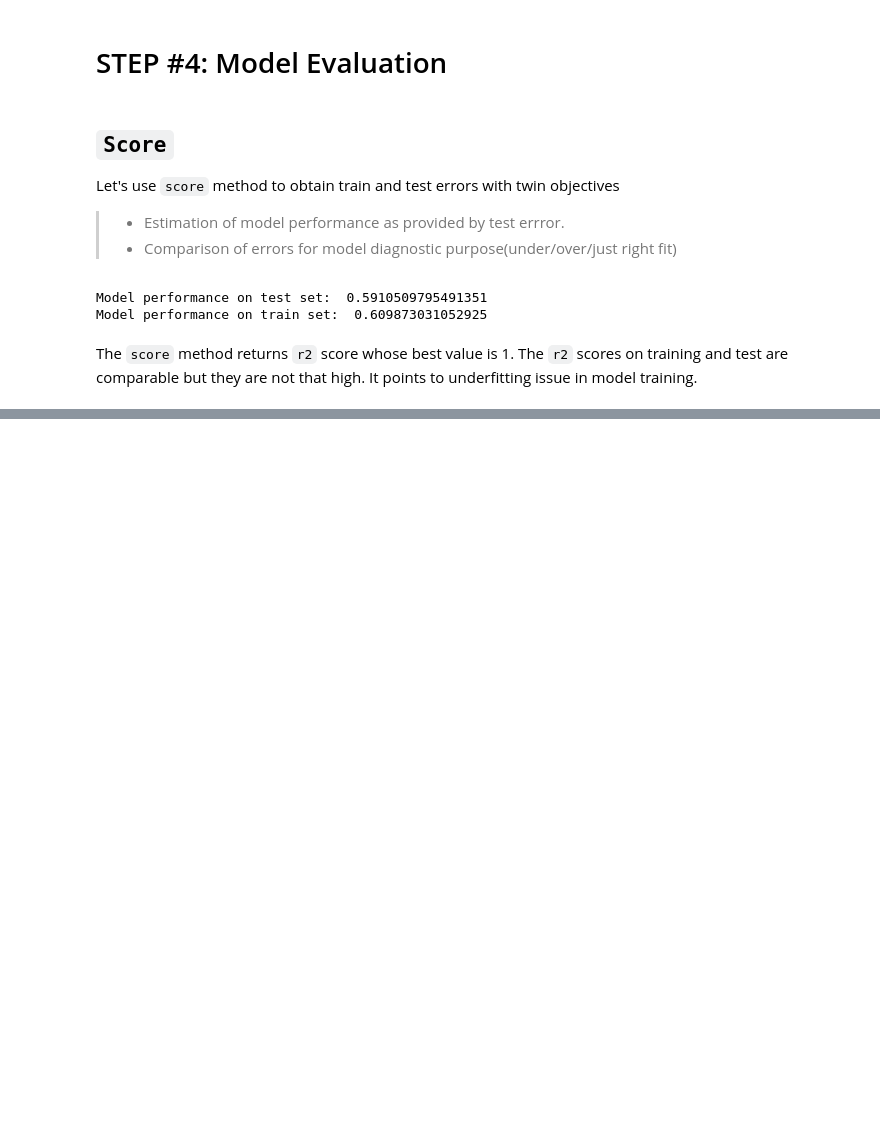
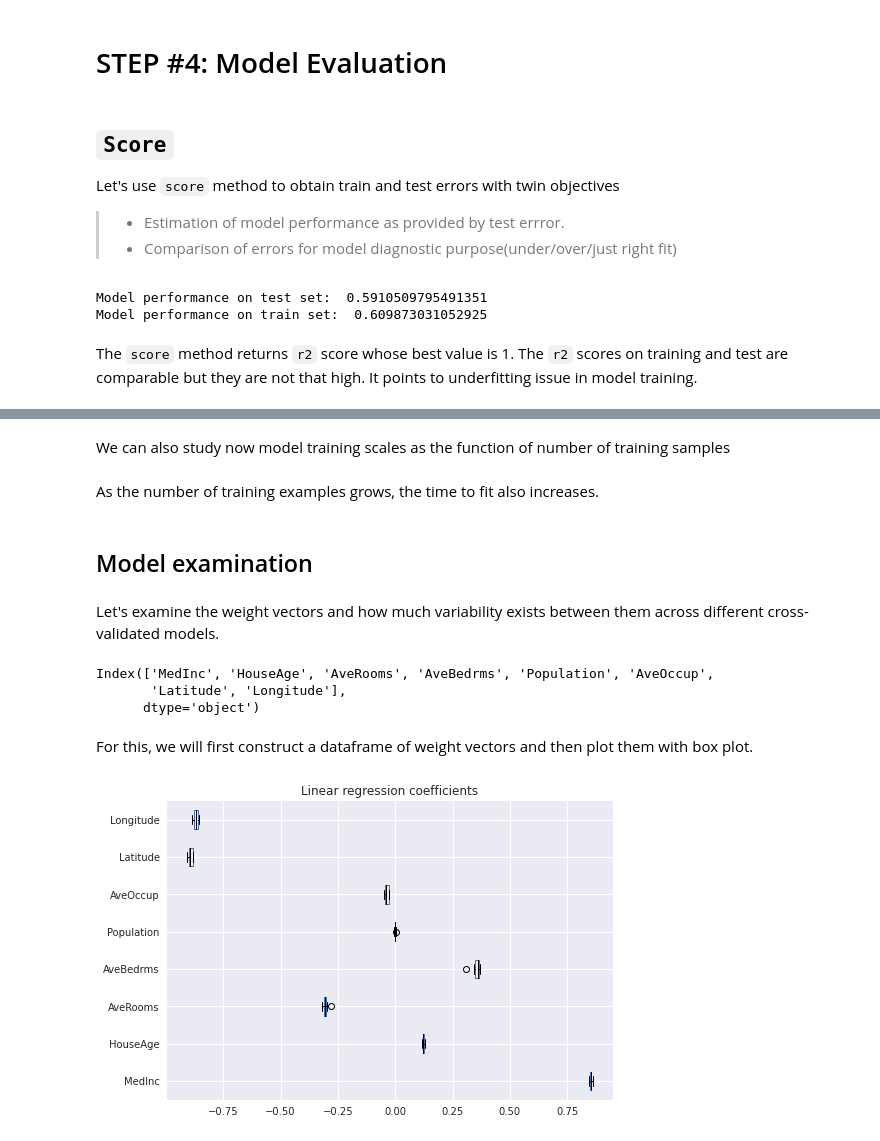
Before and after one commit to Shailesh0209/Machine_Learning_Practicals-MLP, a Jupyter notebook: linear-regression-demonstration.ipynb, the cells around one changed output, grey strips where cells are left out. Cells and saved outputs as stored; diff of their text form; code cells hidden in the pictures; blank space fills up the shorter version.

Commit message:
Kaggle Notebook | Linear_Regression_1 | Version 4

```diff
--- a/linear-regression-demonstration.ipynb
+++ b/linear-regression-demonstration.ipynb
@@ -164,0 +215,9 @@ The `score` method returns `r2` score whose best value is 1. The `r2` scores on
+# %%
+lin_reg_cv_results = cross_validate(lin_reg_pipeline,
+                                   train_features,
+                                   train_labels,
+                                   cv=shuffle_split_cv,
+                                   scoring="neg_mean_squared_error",
+                                   return_train_score=True,
+                                   return_estimator=True
+                                   )
@@ -164,0 +323,2 @@ The `score` method returns `r2` score whose best value is 1. The `r2` scores on
+# %% [markdown]
+We can also study now model training scales as the function of number of training samples
@@ -164,0 +327,24 @@ The `score` method returns `r2` score whose best value is 1. The `r2` scores on
+# %% [markdown]
+As the number of training examples grows, the time to fit also increases.
+# %% [markdown]
+## Model examination
+# %% [markdown]
+Let's examine the weight vectors and how much variability exists between them across different cross-validated models.
+# %%
+feature_names = train_features.columns
+feature_names
+# %% [output]
+Index(['MedInc', 'HouseAge', 'AveRooms', 'AveBedrms', 'Population', 'AveOccup',
+       'Latitude', 'Longitude'],
+      dtype='object')
+# %% [markdown]
+For this, we will first construct a dataframe of weight vectors and then plot them with box plot.
+# %%
+coefs = [est[-1].coef_ for est in lin_reg_cv_results["estimator"]]
+weights_df = pd.DataFrame(coefs, columns=feature_names)
+
+color = {"whiskers": "black", "medians": "black", "caps": "black"}
+weights_df.plot.box(color=color, vert=False) #, figsize=(6, 16)
+_ = plt.title("Linear regression coefficients")
+# %% [output]
+[figure, added]
```
Also changed, not shown: parts of 39 cells of this notebook.
